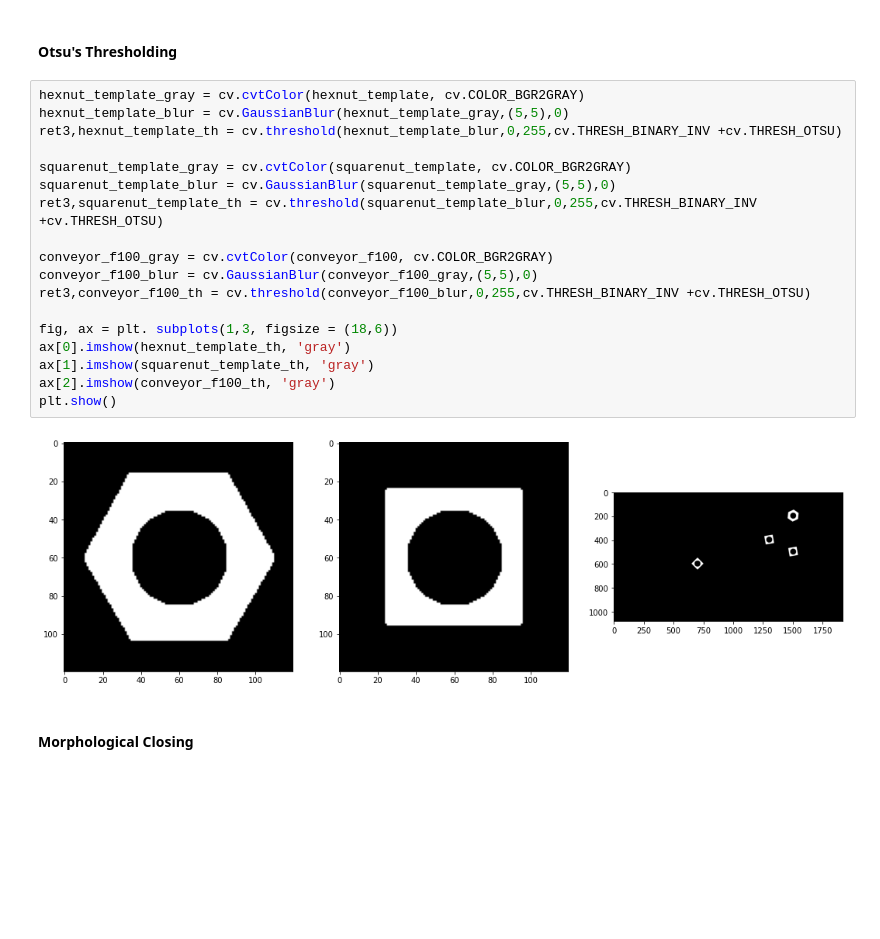
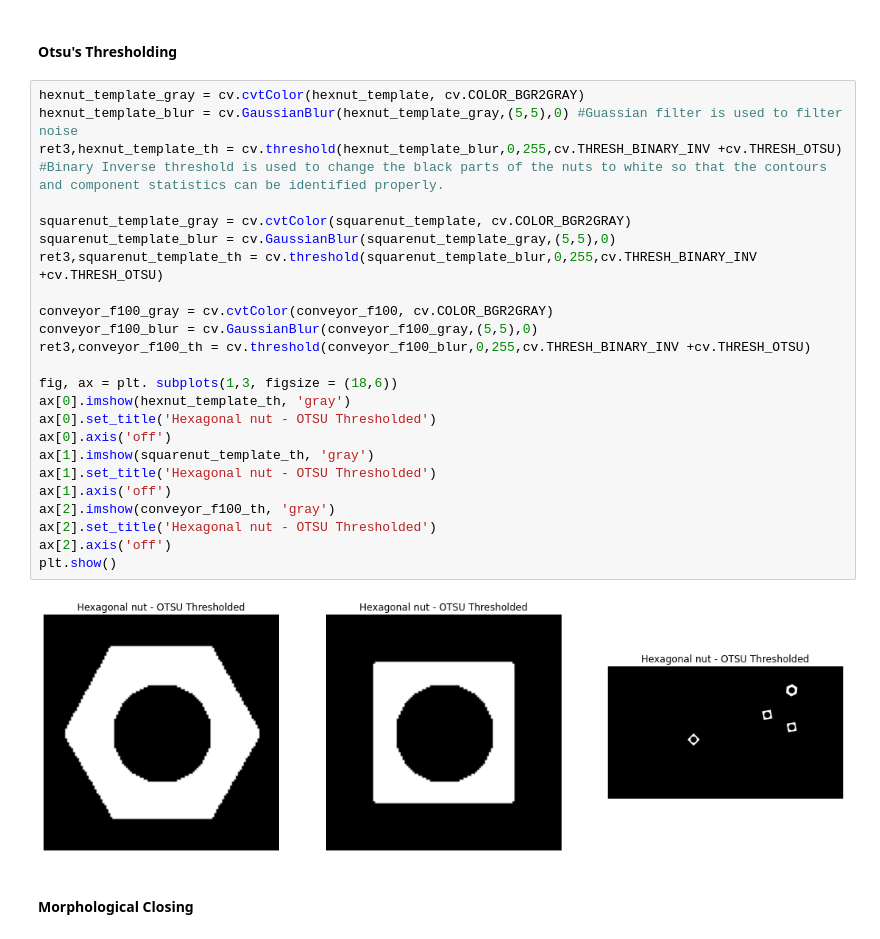
Before and after one commit to K-Thanushan/EN2550-Fundamentals-of-Image-Processing-and-Machine-Vision, a Jupyter notebook: Assignments/Assignment3/Assignment3_190621M.ipynb, the cells around one changed output. Cells and saved outputs as stored; diff of their text form; blank space fills up the shorter version.

```diff
--- a/Assignments/Assignment3/Assignment3_190621M.ipynb
+++ b/Assignments/Assignment3/Assignment3_190621M.ipynb
@@ -24,24 +24,30 @@ plt.show()
 #### Otsu's Thresholding
 # %%
 hexnut_template_gray = cv.cvtColor(hexnut_template, cv.COLOR_BGR2GRAY)
-hexnut_template_blur = cv.GaussianBlur(hexnut_template_gray,(5,5),0)
-ret3,hexnut_template_th = cv.threshold(hexnut_template_blur,0,255,cv.THRESH_BINARY_INV +cv.THRESH_OTSU)
+hexnut_template_blur = cv.GaussianBlur(hexnut_template_gray,(5,5),0) #Guassian filter is used to filter noise
+ret3,hexnut_template_th = cv.threshold(hexnut_template_blur,0,255,cv.THRESH_BINARY_INV +cv.THRESH_OTSU) #Binary Inverse threshold is used to change the black parts of the nuts to white so that the contours and component statistics can be identified properly.
 
 squarenut_template_gray = cv.cvtColor(squarenut_template, cv.COLOR_BGR2GRAY)
 squarenut_template_blur = cv.GaussianBlur(squarenut_template_gray,(5,5),0)
 ret3,squarenut_template_th = cv.threshold(squarenut_template_blur,0,255,cv.THRESH_BINARY_INV +cv.THRESH_OTSU)
 
 conveyor_f100_gray = cv.cvtColor(conveyor_f100, cv.COLOR_BGR2GRAY)
 conveyor_f100_blur = cv.GaussianBlur(conveyor_f100_gray,(5,5),0)
 ret3,conveyor_f100_th = cv.threshold(conveyor_f100_blur,0,255,cv.THRESH_BINARY_INV +cv.THRESH_OTSU)
 
 fig, ax = plt. subplots(1,3, figsize = (18,6))
 ax[0].imshow(hexnut_template_th, 'gray')
+ax[0].set_title('Hexagonal nut - OTSU Thresholded')
+ax[0].axis('off')
 ax[1].imshow(squarenut_template_th, 'gray')
+ax[1].set_title('Hexagonal nut - OTSU Thresholded')
+ax[1].axis('off')
 ax[2].imshow(conveyor_f100_th, 'gray')
+ax[2].set_title('Hexagonal nut - OTSU Thresholded')
+ax[2].axis('off')
 plt.show()
 # %% [output]
-[figure, old version]
+[figure, new version]
 # %% [markdown]
 #### Morphological Closing
 # %%
```
Also changed, not shown: parts of 15 cells of this notebook, 2 other files.
